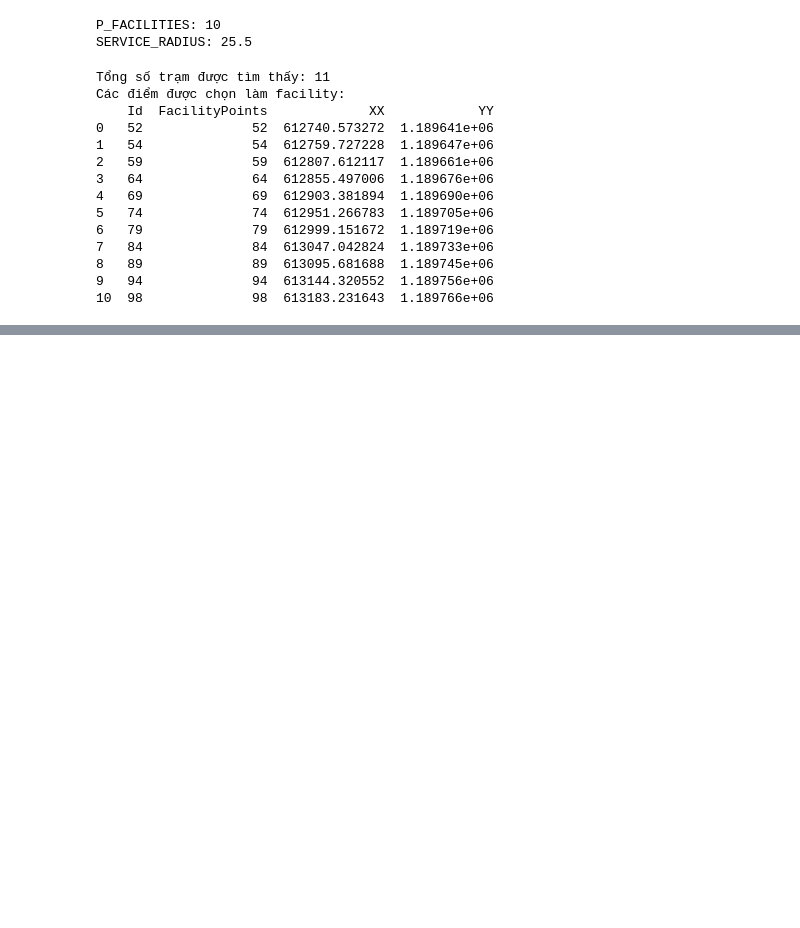
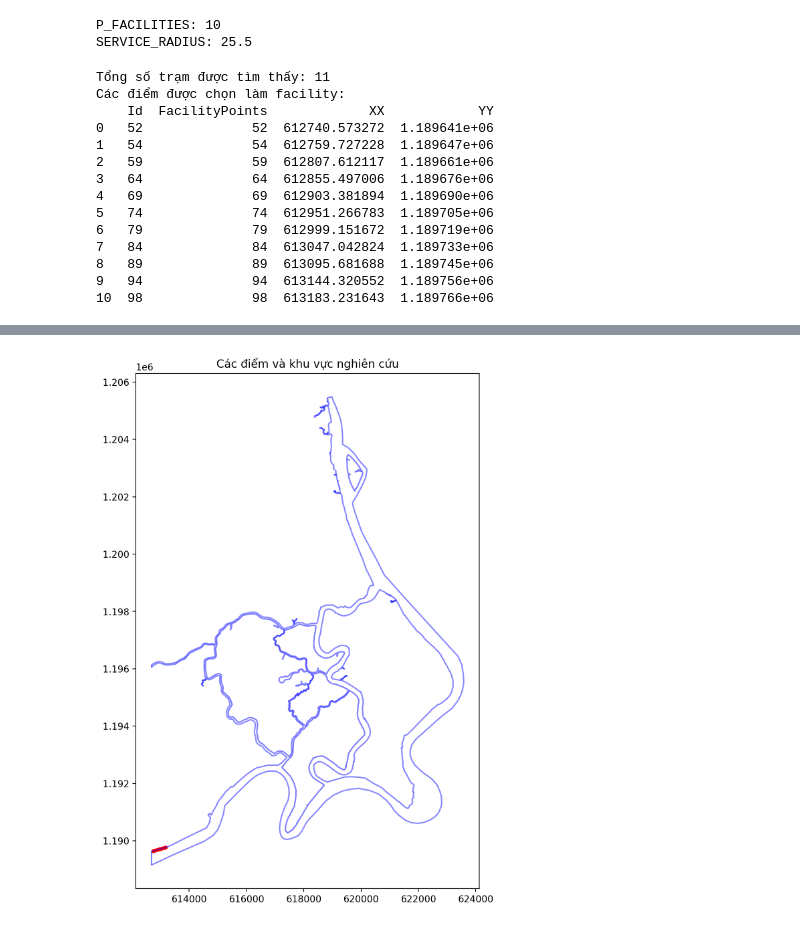
Before and after one commit to nguyetan/python-rescue-station, a Jupyter notebook: scripts/ipynb/demoLSCP.ipynb, the cells around one changed output, grey strips where cells are left out. Drawn from its saved outputs; the diff is of its cells as text; code cells hidden in the pictures; blank space fills up the shorter version.

Commit message:
add shapefile new and run test demo with virtual data

```diff
--- a/scripts/ipynb/demoLSCP.ipynb
+++ b/scripts/ipynb/demoLSCP.ipynb
@@ -306,0 +270,27 @@ File đã được lưu tại: C:/Users/ASUS/Downloads/rescue_station_project/DB
+# %%
+# Đọc shapefile của study_area
+study_area = gpd.read_file('C:/Users/ASUS/Downloads/project rescue station of An/Graph/Thuyhe_HCM_motphan_DISSOLVE_Line5/Thuyhe_HCM_motphan_DISSOLVE_Line5.shp').dissolve()
+
+# Đọc dataframe từ file CSV
+# df = pd.read_csv(r'C:/Users/ASUS/Downloads/rescue_station_project/DB_Results/DB_Result_LSCP_Rescue_Station\ketqua_11LSCP_145409_03072024_4132.csv')
+
+# Đọc dataframe từ file CSV
+df = pd.read_csv(file_path)
+
+# Chuyển đổi dataframe thành GeoDataFrame với hệ toạ độ 4326 (WGS84)
+gdf_points = gpd.GeoDataFrame(
+    df, geometry=gpd.points_from_xy(df['XX'], df['YY']), crs='EPSG:32648'
+)
+
+# Vẽ shapefile
+fig, ax = plt.subplots(figsize=(10, 10))
+study_area.plot(ax=ax, alpha=0.5, edgecolor='blue')
+
+# Vẽ điểm từ GeoDataFrame lên cùng plot
+gdf_points.plot(ax=ax, color='red', markersize=10)
+
+# Đặt tiêu đề và hiển thị plot
+plt.title('Các điểm và khu vực nghiên cứu')
+plt.show()
+# %% [output]
+[figure, added]
```
Also changed, not shown: parts of 9 cells of this notebook, 15 other files.
